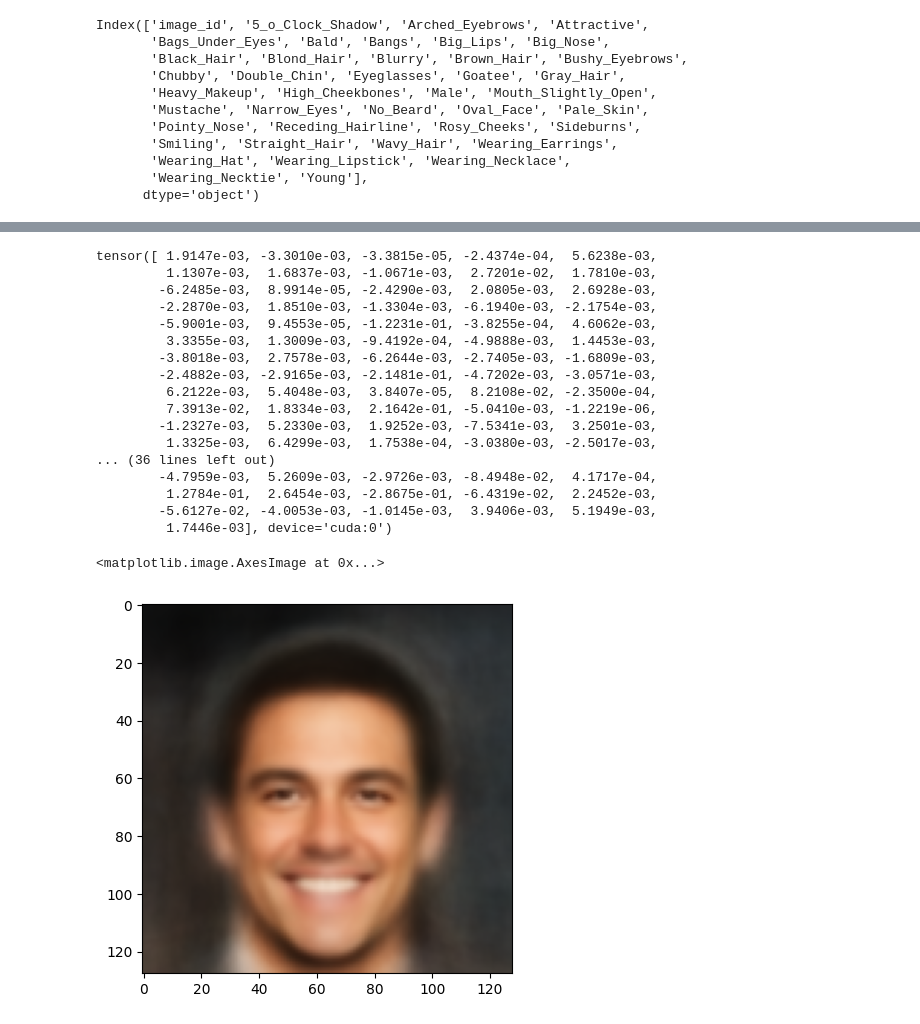
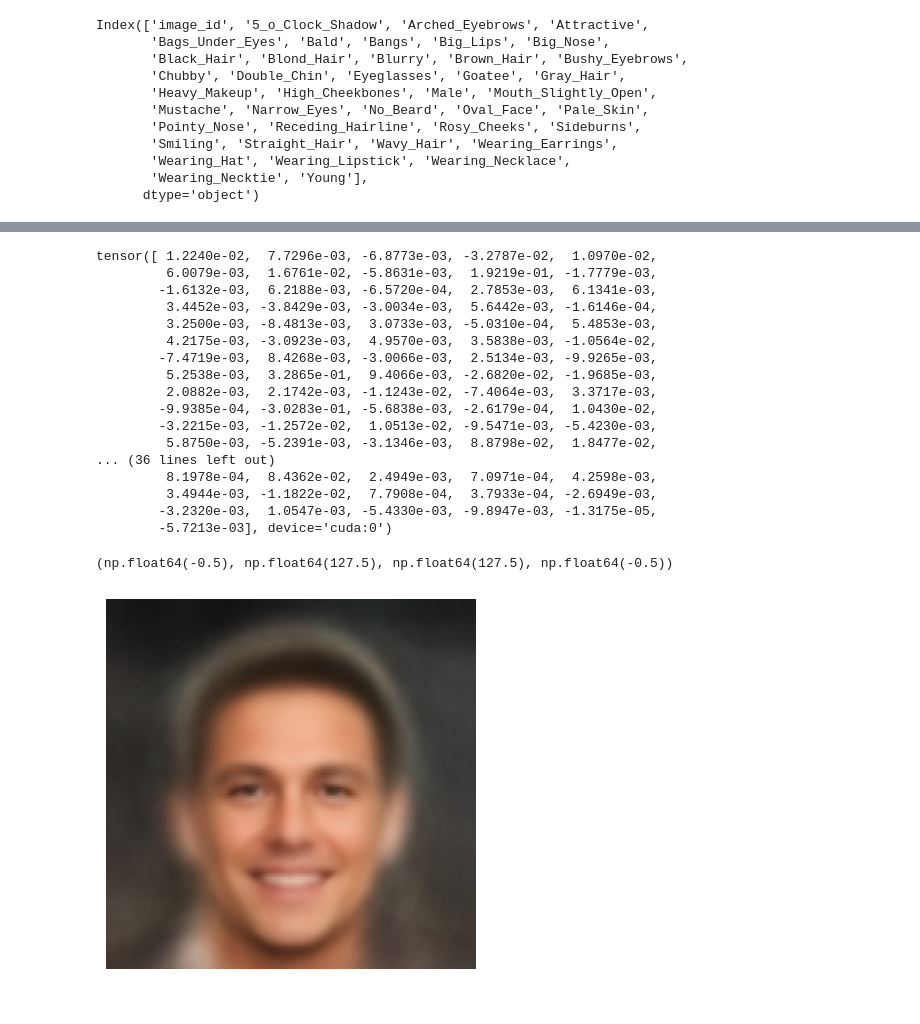
Before and after one commit to angelr-code/vae-project, a Jupyter notebook: notebooks/latent_manipulation.ipynb, the cells around one changed output, grey strips where cells are left out. Drawn from its saved outputs; the diff is of its cells as text; code cells hidden in the pictures.

```diff
--- a/notebooks/latent_manipulation.ipynb
+++ b/notebooks/latent_manipulation.ipynb
@@ -173,47 +190,77 @@ z_nosmile = encode_latents(nosmile_loader, model, device)
 # %%
-mean_smile = z_smile.mean(dim = 0)
-mean_nosmile = z_nosmile.mean(dim = 0)
-smile_dir = mean_smile-mean_nosmile
+smile_dir = latents['Smiling']-latents['no_Smiling']
 smile_dir.to(device)
+
+male_dir = latents['Male'] - latents['no_Male']
+male_dir.to(device)
+
+blond_dir = latents['Blond_Hair'] - latents['no_Blond_Hair']
+blond_dir.to(device)
+
+beard_dir = latents['Beard'] - latents['no_Beard']
+beard_dir.to(device)
+
+young_dir = latents['Young'] - latents['no_Young']
+young_dir.to(device)
+
+eyeglasses_dir = latents['Eyeglasses'] - latents['no_Eyeglasses']
+eyeglasses_dir.to(device)
 # %% [output]
-tensor([ 1.9147e-03, -3.3010e-03, -3.3815e-05, -2.4374e-04,  5.6238e-03,
-         1.1307e-03,  1.6837e-03, -1.0671e-03,  2.7201e-02,  1.7810e-03,
-        -6.2485e-03,  8.9914e-05, -2.4290e-03,  2.0805e-03,  2.6928e-03,
-        -2.2870e-03,  1.8510e-03, -1.3304e-03, -6.1940e-03, -2.1754e-03,
-        -5.9001e-03,  9.4553e-05, -1.2231e-01, -3.8255e-04,  4.6062e-03,
-         3.3355e-03,  1.3009e-03, -9.4192e-04, -4.9888e-03,  1.4453e-03,
-        -3.8018e-03,  2.7578e-03, -6.2644e-03, -2.7405e-03, -1.6809e-03,
-        -2.4882e-03, -2.9165e-03, -2.1481e-01, -4.7202e-03, -3.0571e-03,
-         6.2122e-03,  5.4048e-03,  3.8407e-05,  8.2108e-02, -2.3500e-04,
-         7.3913e-02,  1.8334e-03,  2.1642e-01, -5.0410e-03, -1.2219e-06,
-        -1.2327e-03,  5.2330e-03,  1.9252e-03, -7.5341e-03,  3.2501e-03,
-         1.3325e-03,  6.4299e-03,  1.7538e-04, -3.0380e-03, -2.5017e-03,
+tensor([ 1.2240e-02,  7.7296e-03, -6.8773e-03, -3.2787e-02,  1.0970e-02,
+         6.0079e-03,  1.6761e-02, -5.8631e-03,  1.9219e-01, -1.7779e-03,
+        -1.6132e-03,  6.2188e-03, -6.5720e-04,  2.7853e-03,  6.1341e-03,
+         3.4452e-03, -3.8429e-03, -3.0034e-03,  5.6442e-03, -1.6146e-04,
+         3.2500e-03, -8.4813e-03,  3.0733e-03, -5.0310e-04,  5.4853e-03,
+         4.2175e-03, -3.0923e-03,  4.9570e-03,  3.5838e-03, -1.0564e-02,
+        -7.4719e-03,  8.4268e-03, -3.0066e-03,  2.5134e-03, -9.9265e-03,
+         5.2538e-03,  3.2865e-01,  9.4066e-03, -2.6820e-02, -1.9685e-03,
+         2.0882e-03,  2.1742e-03, -1.1243e-02, -7.4064e-03,  3.3717e-03,
+        -9.9385e-04, -3.0283e-01, -5.6838e-03, -2.6179e-04,  1.0430e-02,
+        -3.2215e-03, -1.2572e-02,  1.0513e-02, -9.5471e-03, -5.4230e-03,
+         5.8750e-03, -5.2391e-03, -3.1346e-03,  8.8798e-02,  1.8477e-02,
 ... (36 lines left out)
-        -4.7959e-03,  5.2609e-03, -2.9726e-03, -8.4948e-02,  4.1717e-04,
-         1.2784e-01,  2.6454e-03, -2.8675e-01, -6.4319e-02,  2.2452e-03,
-        -5.6127e-02, -4.0053e-03, -1.0145e-03,  3.9406e-03,  5.1949e-03,
-         1.7446e-03], device='cuda:0')
+         8.1978e-04,  8.4362e-02,  2.4949e-03,  7.0971e-04,  4.2598e-03,
+         3.4944e-03, -1.1822e-02,  7.7908e-04,  3.7933e-04, -2.6949e-03,
+        -3.2320e-03,  1.0547e-03, -5.4330e-03, -9.8947e-03, -1.3175e-05,
+        -5.7213e-03], device='cuda:0')
 # %%
+image = Image.open(img_root).convert("RGB")
+
+    # We apply the same loading transformations.
+transform = transforms.Compose([
+    transforms.Resize(128),
+    transforms.CenterCrop(128),
+    transforms.ToTensor(),
+    transforms.Normalize((0.5,0.5,0.5),(0.5,0.5,0.5))
+])
+
+x = transform(image).to(device)
+
+x = x.view(-1)
+
+mu, logvar = model.encoder(x)
+
 std = torch.exp(0.5 * logvar).to(device)
 eps = torch.randn_like(std).to(device)
 z = mu + eps * std
 z = z.to(device)
 # %%
-alpha = torch.ones_like(smile_dir)*1
+alpha = torch.ones_like(blond_dir)*0.5
 alpha = alpha.to(device)
 # %%
-z_modified = z + alpha * smile_dir
+z_modified = z + alpha * blond_dir
 # %%
 x_hat = model.decoder(z_modified)
 
 x_hat = denormalize(x_hat)
 
 with torch.no_grad():
     x_hat = x_hat.view(3, 128, 128).cpu().numpy()
 
 x_hat = np.transpose(x_hat, (1,2,0))
 
 plt.imshow(x_hat)
+plt.axis('off')
 # %% [output]
-<matplotlib.image.AxesImage at 0x...>
+(np.float64(-0.5), np.float64(127.5), np.float64(127.5), np.float64(-0.5))
-[figure, old version]
+[figure, new version]
```
Also changed, not shown: parts of 31 cells of this notebook, 2 other files.
